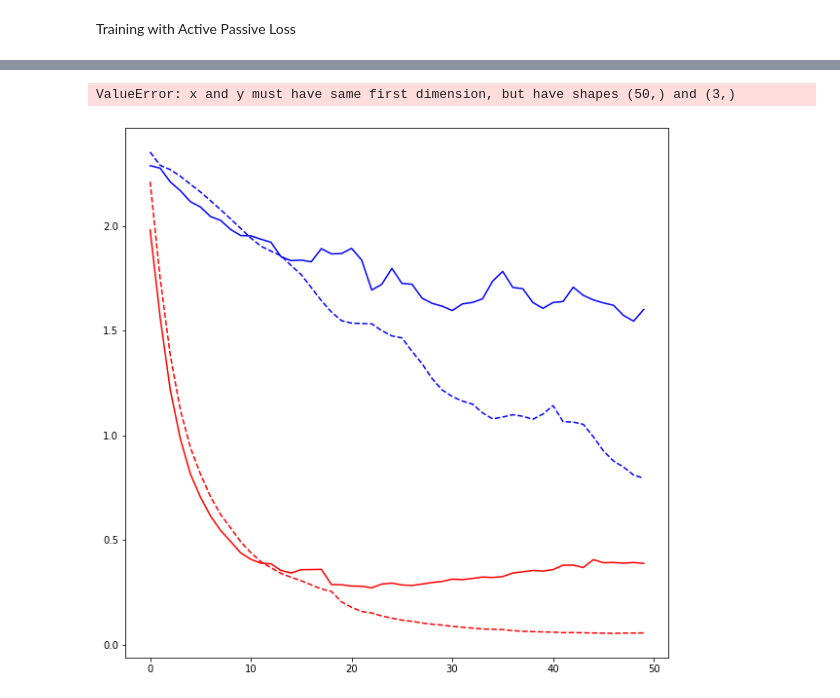
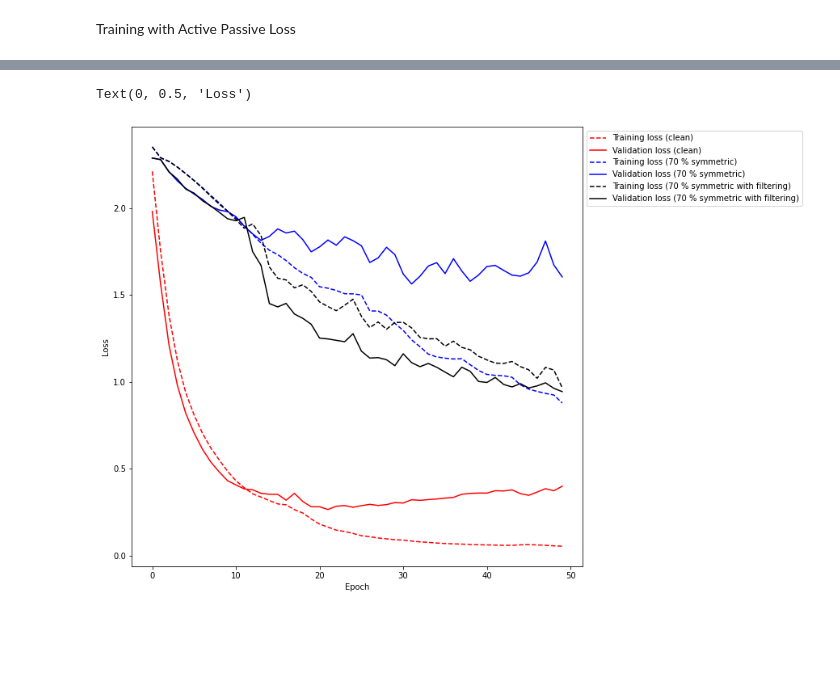
Before and after one commit to debajyotid2/noisy-labels, a Jupyter notebook: mixup.ipynb, the cells around one changed output, grey strips where cells are left out. Cells and saved outputs as stored; diff of their text form; code cells hidden in the pictures; blank space fills up the shorter version.

```diff
--- a/mixup.ipynb
+++ b/mixup.ipynb
@@ -563,19 +754,23 @@ train_ds_noisy = (tf.data.Dataset.from_tensor_slices((x_train_base, label_noise[
                             .map(convert_to_one_hot, num_parallel_calls=tf.data.AUTOTUNE)
                             .batch(batch_size))
 # %%
-tf.keras.backend.clear_session()
-start_time = time.time()
-tf.random.set_seed(123)
-model = base_model(10)
-loss_func = NCEandMAE(alpha=1.0, beta=1.0, num_classes=10)
-loss_func_2 = tf.keras.losses.CategoricalCrossentropy(reduction=tf.keras.losses.Reduction.NONE)
-optimizer = tf.keras.optimizers.Adam(lr)
-logs_nb_70_sym_APL = train_test_model(
-                                train_ds_noisy,
-                                test_ds,
-                                test_ds,
-                                loss_func,
-                                loss_func_2,
-                                1)
-print(f"Training time : {(time.time() - start_time)/60:.2f} min.")
+logs_filter_70_sym = read_pickle('logs_filter_70_sym')
+if not bool(logs_filter_70_sym):
+    tf.keras.backend.clear_session()
+    start_time = time.time()
+    tf.random.set_seed(123)
+    model = base_model(10)
+    loss_func = tf.keras.losses.CategoricalCrossentropy(from_logits=True)
+    loss_func_2 = tf.keras.losses.CategoricalCrossentropy(from_logits=True, reduction=tf.losses.Reduction.NONE)
+    optimizer = tf.keras.optimizers.Adam(lr)
+    logs_filter_70_sym = train_test_model_and_filter(
+                                    train_ds_noisy,
+                                    train_ds_noisy,
+                                    test_ds,
+                                    loss_func,
+                                    loss_func_2,
+                                    num_epochs,
+                                    warmup_epochs=10,
+                                    log_name='logs_filter_70_sym')
+    print(f"Training time : {(time.time() - start_time)/60:.2f} min.")
 # %% [output]
@@ -586,17 +794,17 @@ AttributeError: in user code:
 # %%
 plt.figure(figsize=(10, 10))
-logs = [logs_baseline, logs_nb_70_sym, logs_nb_70_sym_APL]
-log_names = ['clean', '70 % symmetric', '70 % symmetric with APL']
+logs = [logs_baseline, logs_nb_70_sym, logs_filter_70_sym]
+log_names = ['clean', '70 % symmetric', '70 % symmetric with filtering']
 colors = 'rbk'
 for i in range(len(logs)):
     plt.plot(range(num_epochs), logs[i]['train_loss'], linestyle = '--', color = colors[i], label = 'Training loss ('+ log_names[i] + ')')
     plt.plot(range(num_epochs), logs[i]['val_loss'], color = colors[i], label = 'Validation loss ('+ log_names[i] + ')')
 plt.legend(bbox_to_anchor=(1,1), loc="upper left")
 plt.xlabel('Epoch')
 plt.ylabel('Loss')
 # %% [output]
-ValueError: x and y must have same first dimension, but have shapes (50,) and (3,)
+Text(0, 0.5, 'Loss')
-[figure, old version]
+[figure, new version]
 # %%
 plt.figure(figsize=(10, 10))
 for i in range(len(logs)):
```
Also changed, not shown: parts of 34 cells of this notebook.
